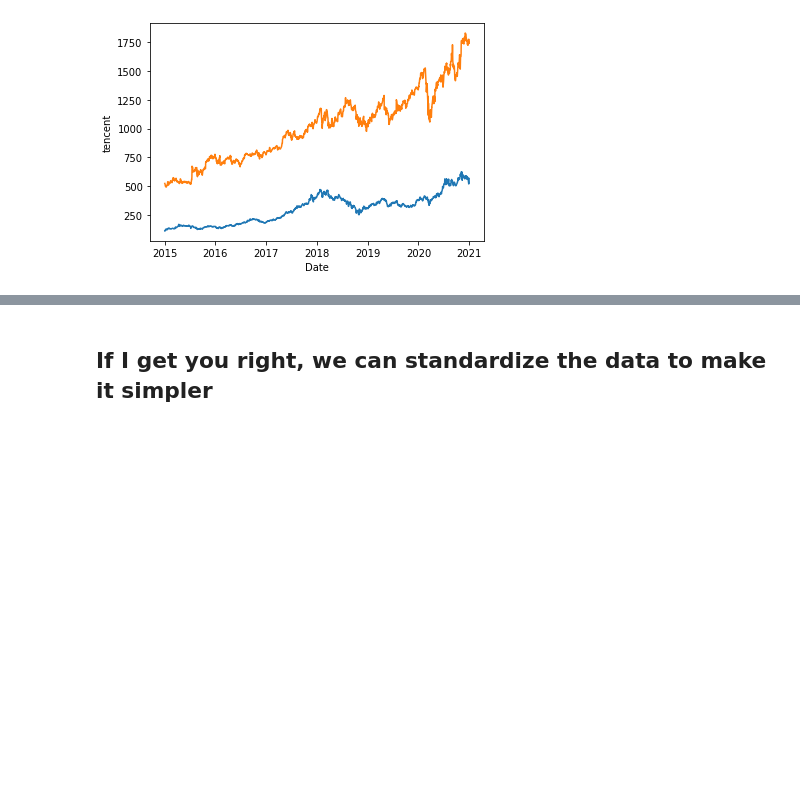
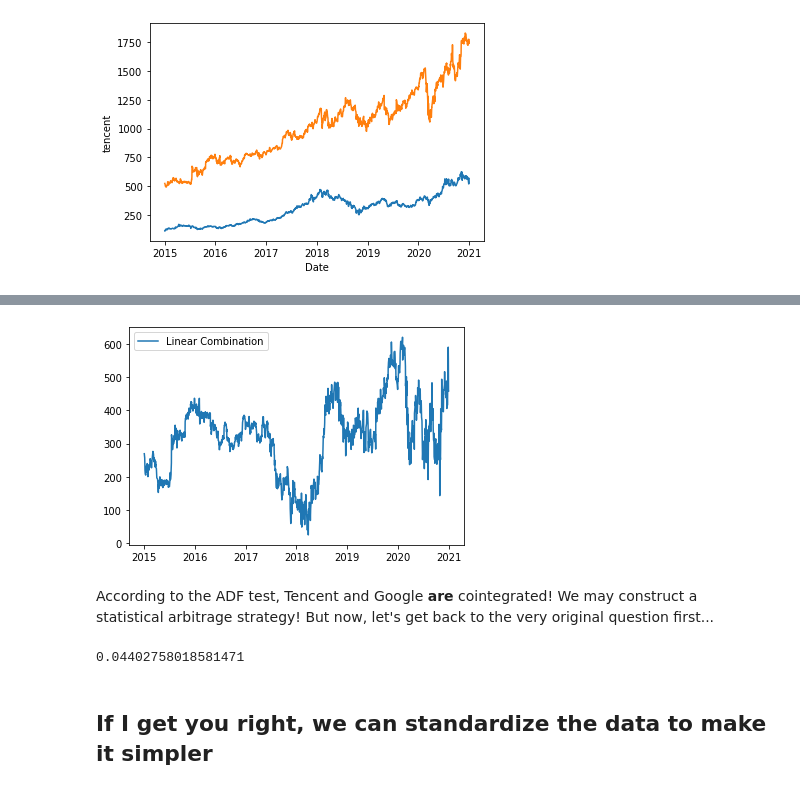
Before and after one commit to alex-lt-kong/data-science, a Jupyter notebook: linear-regression-assumptions/time-series-correlation.ipynb, the cells around one changed output, grey strips where cells are left out. Drawn from its saved outputs; the diff is of its cells as text; code cells hidden in the pictures; blank space fills up the shorter version.

```diff
--- a/linear-regression-assumptions/time-series-correlation.ipynb
+++ b/linear-regression-assumptions/time-series-correlation.ipynb
@@ -81,3 +125,18 @@ plt.plot()
+# %%
+df['lc'] = -2.2850 * df['tencent'] + df['google']
+plt.plot(df.index, df['lc'])
+plt.legend(['Linear Combination']);
+# %% [output]
+[figure, added]
+# %% [markdown]
+According to the ADF test, Tencent and Google **are** cointegrated! We may construct a statistical arbitrage
+strategy! But now, let's get back to the very original question first...
+# %%
+from statsmodels.tsa.stattools import adfuller
+p_value = adfuller(df['lc'])[1]
+p_value
+# %% [output]
+0.04402758018581471
 # %% [markdown]
 ## If I get you right, we can standardize the data to make it simpler
 # %%
```
Also changed, not shown: parts of 4 cells of this notebook.
